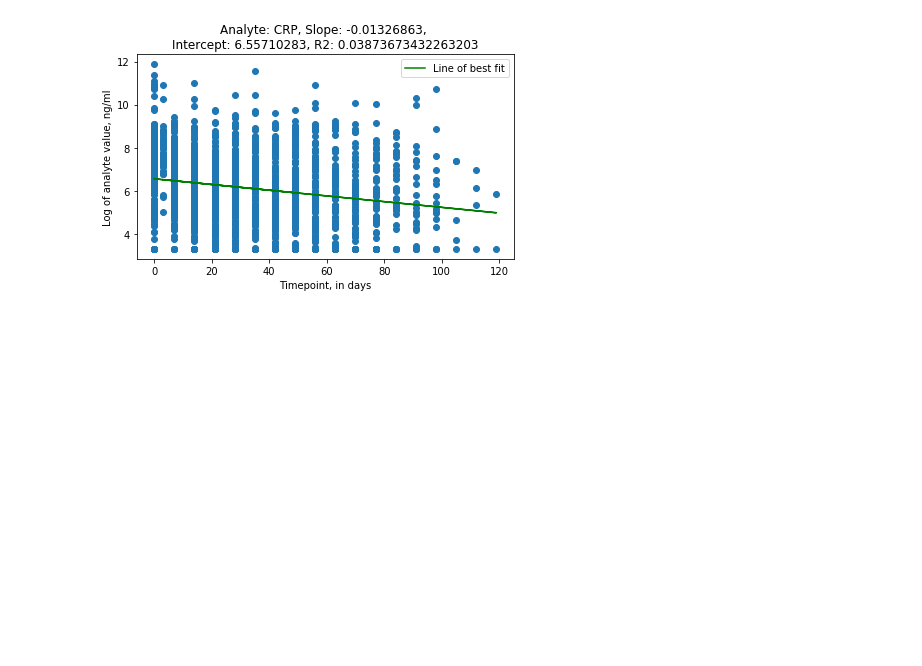
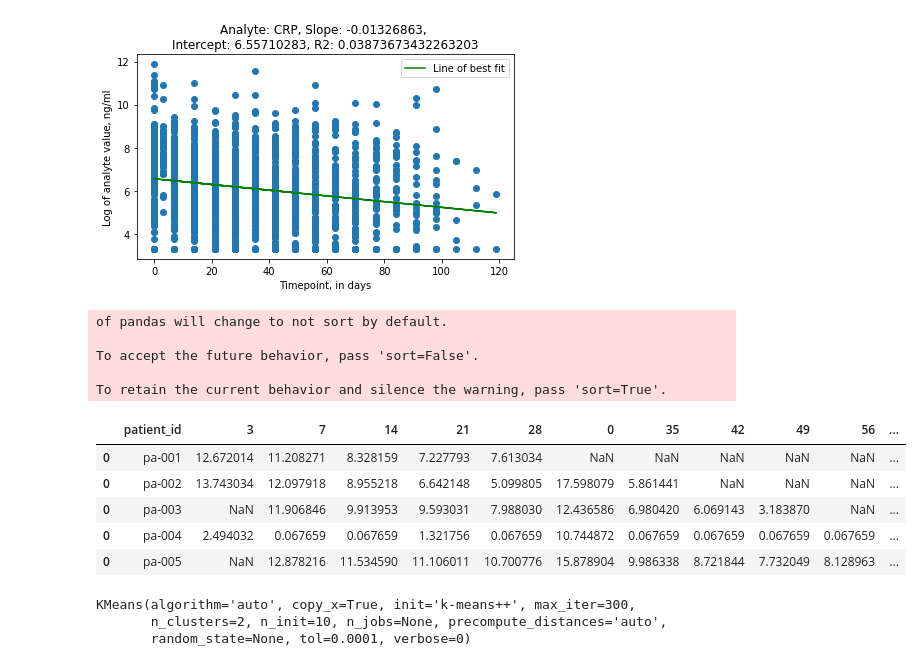
Before and after one commit to MACEPA/DIAMETER, a Jupyter notebook: data_processing/dilution_graphs.ipynb, the cells around one changed output. Drawn from its saved outputs; the diff is of its cells as text; code cells hidden in the pictures; blank space fills up the shorter version.

```diff
--- a/data_processing/dilution_graphs.ipynb
+++ b/data_processing/dilution_graphs.ipynb
@@ -169,0 +218,40 @@ for analyte in analytes:
+# %%
+for analyte in ['HRP2_pg_ml']:
+    all_pids = []
+    for pid in main_data['patient_id'].unique():
+        oh_god = pd.DataFrame(data=[[pid]], columns=['patient_id'])
+        pid_data = main_data.loc[main_data['patient_id'] == pid]
+        plot_data = pid_data[['patient_id', 'time_point_days', analyte,
+                              '{}_dilution'.format(analyte),
+                              '{}_max_dilution'.format(analyte)]]
+        plot_data[analyte] = plot_data[analyte].apply(clean_strings)
+        plot_data[analyte] = plot_data[analyte].apply(float)
+        plot_data[analyte] = plot_data[analyte].apply(math.log)
+        for timepoint in plot_data['time_point_days']:
+            time_val = plot_data.loc[plot_data['time_point_days'] == timepoint,
+                                     analyte].item()
+            oh_god[timepoint] = time_val
+        all_pids.append(oh_god)
+    all_pids = pd.concat(all_pids)
+all_pids.head()
+# %% [output]
+of pandas will change to not sort by default.
+
+To accept the future behavior, pass 'sort=False'.
+
+To retain the current behavior and silence the warning, pass 'sort=True'.
+|  | patient_id | 3 | 7 | 14 | 21 | 28 | 0 | 35 | 42 | 49 | 56 | ... |
+| 0 | pa-001 | 12.672014 | 11.208271 | 8.328159 | 7.227793 | 7.613034 | NaN | NaN | NaN | NaN | NaN | ... |
+| 0 | pa-002 | 13.743034 | 12.097918 | 8.955218 | 6.642148 | 5.099805 | 17.598079 | 5.861441 | NaN | NaN | NaN | ... |
+| 0 | pa-003 | NaN | 11.906846 | 9.913953 | 9.593031 | 7.988030 | 12.436586 | 6.980420 | 6.069143 | 3.183870 | NaN | ... |
+| 0 | pa-004 | 2.494032 | 0.067659 | 0.067659 | 1.321756 | 0.067659 | 10.744872 | 0.067659 | 0.067659 | 0.067659 | 0.067659 | ... |
+| 0 | pa-005 | NaN | 12.878216 | 11.534590 | 11.106011 | 10.700776 | 15.878904 | 9.986338 | 8.721844 | 7.732049 | 8.128963 | ... |
+# %%
+kmeans = KMeans(n_clusters=2)
+test = all_pids.drop('patient_id', axis=1)
+test = test.fillna(0)
+kmeans.fit(test)
+# %% [output]
+KMeans(algorithm='auto', copy_x=True, init='k-means++', max_iter=300,
+       n_clusters=2, n_init=10, n_jobs=None, precompute_distances='auto',
+       random_state=None, tol=0.0001, verbose=0)
```
Also changed, not shown: parts of 12 cells of this notebook, 2 other files.
